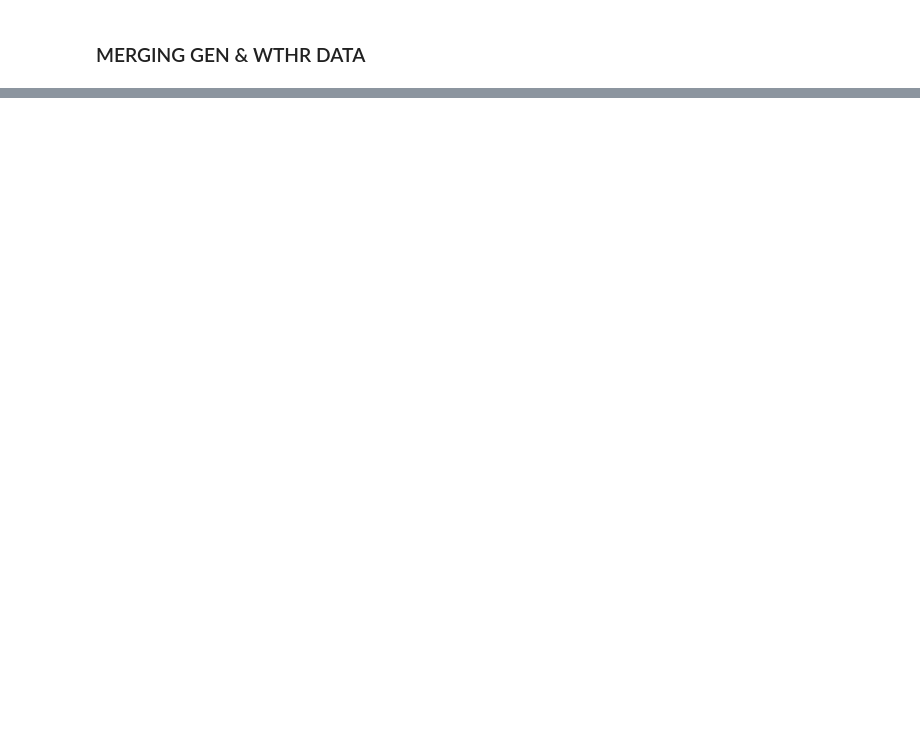
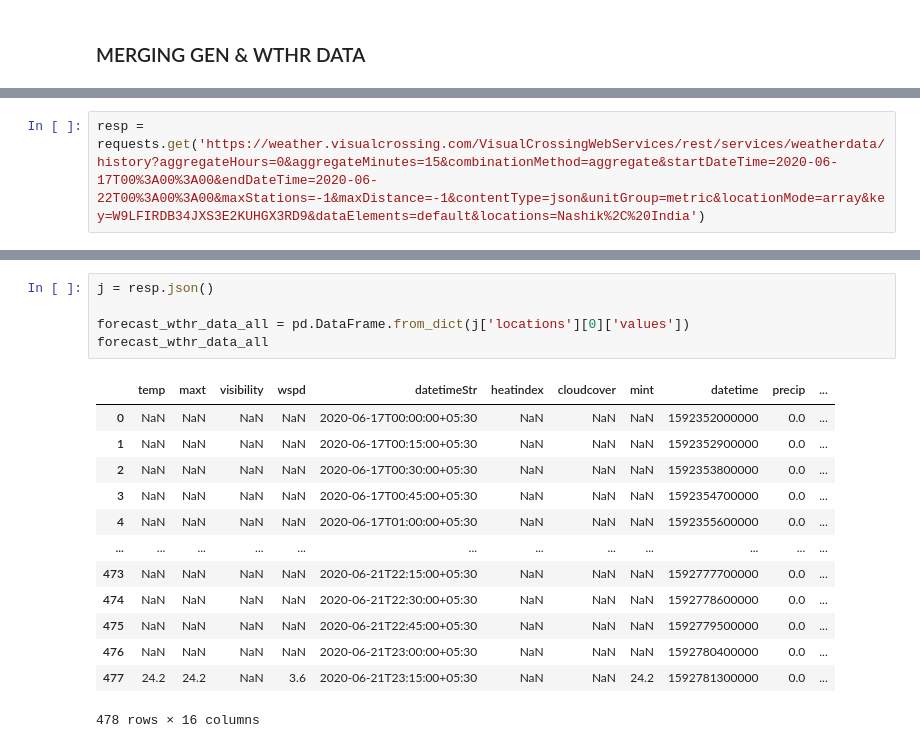
Before and after one commit to Ozxahmed/flatiron_capstone, a Jupyter notebook: notebooks/exploratory/oz_04_sarimax_exogenous.ipynb, the cells around one changed output, grey strips where cells are left out. Cells and saved outputs as stored; diff of their text form; blank space fills up the shorter version.

```diff
--- a/notebooks/exploratory/oz_04_sarimax_exogenous.ipynb
+++ b/notebooks/exploratory/oz_04_sarimax_exogenous.ipynb
@@ -245,0 +472,2 @@ plt.show()
+# %%
+resp = requests.get('https://weather.visualcrossing.com/VisualCrossingWebServices/rest/services/weatherdata/history?aggregateHours=0&aggregateMinutes=15&combinationMethod=aggregate&startDateTime=2020-06-17T00%3A00%3A00&endDateTime=2020-06-22T00%3A00%3A00&maxStations=-1&maxDistance=-1&contentType=json&unitGroup=metric&locationMode=array&key=W9LFIRDB34JXS3E2KUHGX3RD9&dataElements=default&locations=Nashik%2C%20India')
@@ -245,0 +523,19 @@ plt.show()
+# %%
+j = resp.json()
+
+forecast_wthr_data_all = pd.DataFrame.from_dict(j['locations'][0]['values'])
+forecast_wthr_data_all
+# %% [output]
+|  | temp | maxt | visibility | wspd | datetimeStr | heatindex | cloudcover | mint | datetime | precip | ... |
+| 0 | NaN | NaN | NaN | NaN | 2020-06-17T00:00:00+05:30 | NaN | NaN | NaN | 1592352000000 | 0.0 | ... |
+| 1 | NaN | NaN | NaN | NaN | 2020-06-17T00:15:00+05:30 | NaN | NaN | NaN | 1592352900000 | 0.0 | ... |
+| 2 | NaN | NaN | NaN | NaN | 2020-06-17T00:30:00+05:30 | NaN | NaN | NaN | 1592353800000 | 0.0 | ... |
+| 3 | NaN | NaN | NaN | NaN | 2020-06-17T00:45:00+05:30 | NaN | NaN | NaN | 1592354700000 | 0.0 | ... |
+| 4 | NaN | NaN | NaN | NaN | 2020-06-17T01:00:00+05:30 | NaN | NaN | NaN | 1592355600000 | 0.0 | ... |
+| ... | ... | ... | ... | ... | ... | ... | ... | ... | ... | ... | ... |
+| 473 | NaN | NaN | NaN | NaN | 2020-06-21T22:15:00+05:30 | NaN | NaN | NaN | 1592777700000 | 0.0 | ... |
+| 474 | NaN | NaN | NaN | NaN | 2020-06-21T22:30:00+05:30 | NaN | NaN | NaN | 1592778600000 | 0.0 | ... |
+| 475 | NaN | NaN | NaN | NaN | 2020-06-21T22:45:00+05:30 | NaN | NaN | NaN | 1592779500000 | 0.0 | ... |
+| 476 | NaN | NaN | NaN | NaN | 2020-06-21T23:00:00+05:30 | NaN | NaN | NaN | 1592780400000 | 0.0 | ... |
+| 477 | 24.2 | 24.2 | NaN | 3.6 | 2020-06-21T23:15:00+05:30 | NaN | NaN | 24.2 | 1592781300000 | 0.0 | ... |
+478 rows × 16 columns
```
Also changed, not shown: parts of 55 cells of this notebook, 5 other files.
